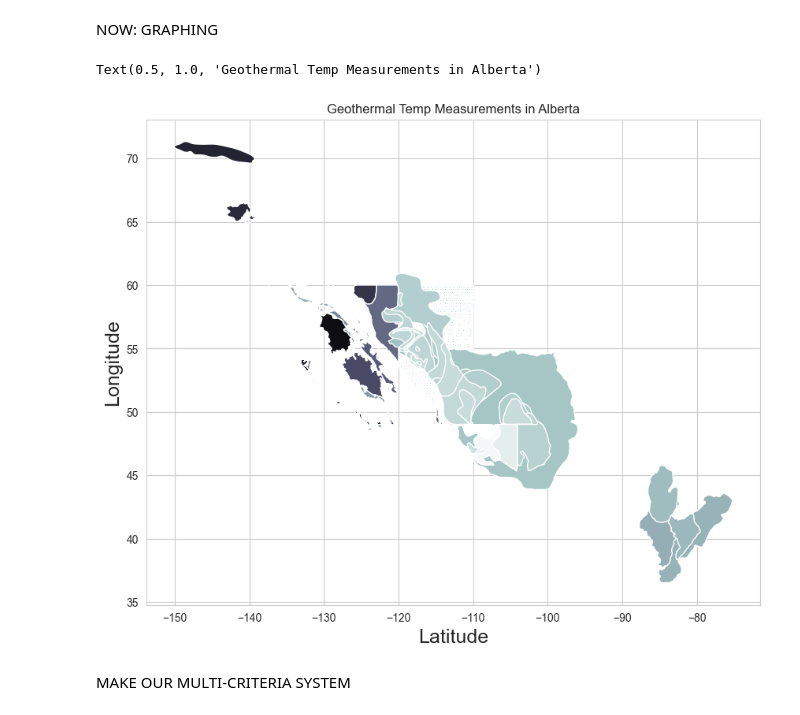
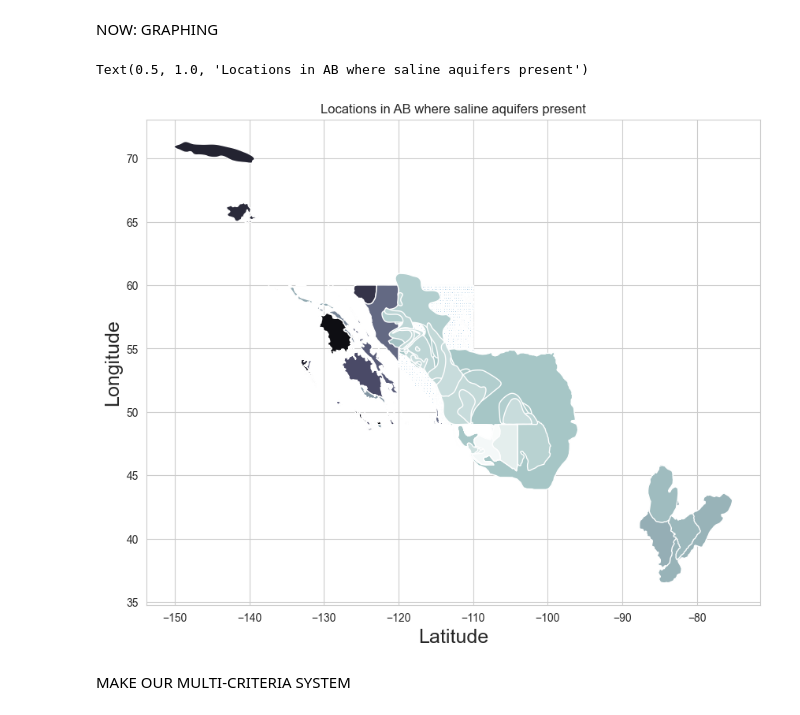
Before and after one commit to katherinewest/2024-redevelop, a Jupyter notebook: main.ipynb, the cells around one changed output. Cells and saved outputs as stored; diff of their text form; code cells hidden in the pictures.

```diff
--- a/main.ipynb
+++ b/main.ipynb
@@ -378,16 +429,16 @@ NOW: GRAPHING
 # %%
 ax = bedrock_df.plot(figsize=(15, 8), cmap="gist_earth", alpha=0.75, column="ColorGroup")
 # exploration_lithium_df.plot(ax=ax, color='grey', edgecolor='k', label='Exploration_Lithium', legend=True)
 # lithium_df.plot(column= "Li_mg_L", cmap="Reds", ax=ax, legend=True)
 # ab_temps_gdf.plot(ax=ax, cmap="Reds", column = "Temp_rec_C", legend=True)
 ATS_gdf.plot(ax=ax)
 storage_gdf_filtered.plot(ax=ax, cmap="bone", legend=True)
 plt.xlabel('Latitude', fontsize=18)
 plt.ylabel('Longitude', fontsize=18)
-plt.title("Geothermal Temp Measurements in Alberta")
+plt.title("Locations in AB where saline aquifers present")
 # %% [output]
-Text(0.5, 1.0, 'Geothermal Temp Measurements in Alberta')
+Text(0.5, 1.0, 'Locations in AB where saline aquifers present')
-[figure, old version]
+[figure, new version]
 # %% [markdown]
 MAKE OUR MULTI-CRITERIA SYSTEM
 # %%
```
Also changed, not shown: parts of 19 cells of this notebook.
